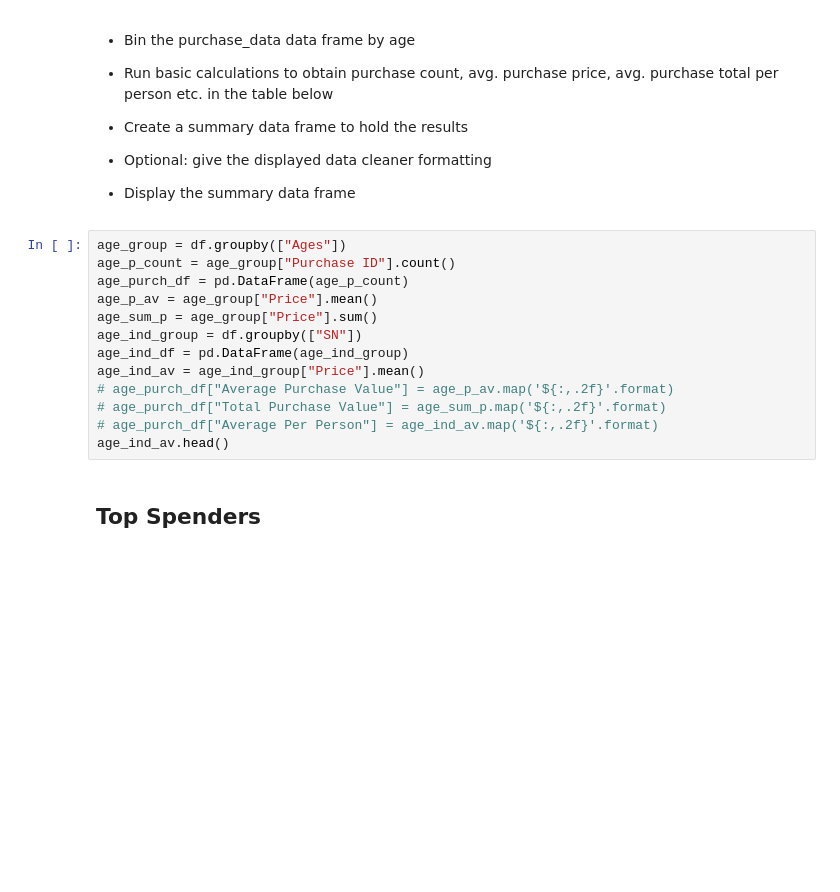
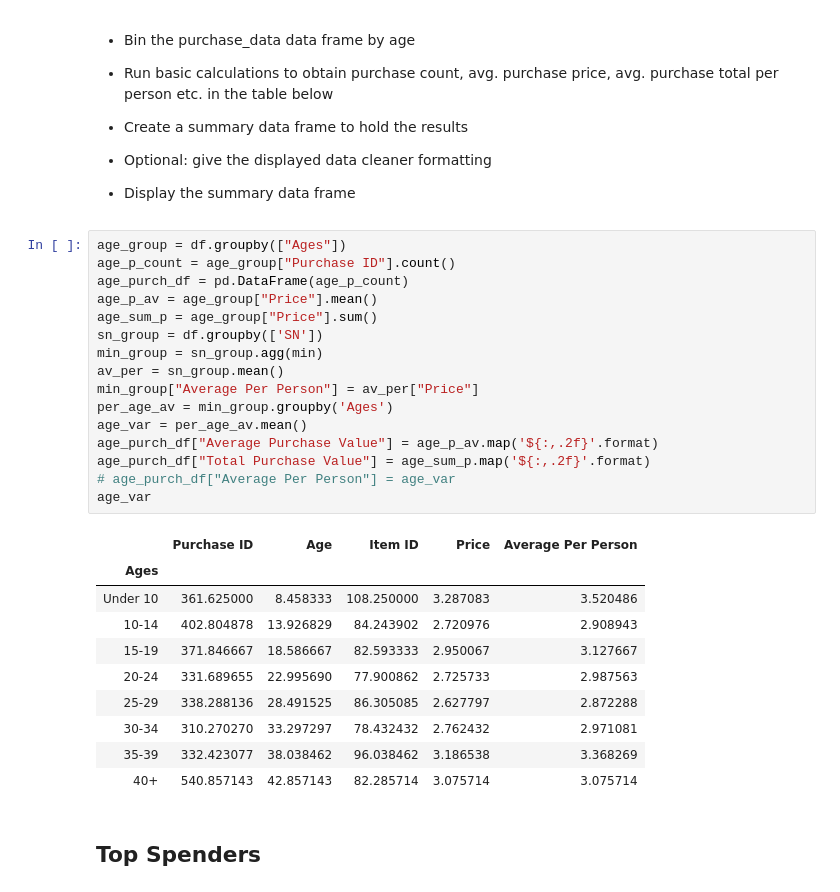
Before and after one commit to jabruhns/pandas-challenge, a Jupyter notebook: HeroesOfPymoli.ipynb, the cells around one changed output. Saved outputs shown, nothing was run; the diff lists cells and outputs as text; blank space fills up the shorter version.

```diff
--- a/HeroesOfPymoli.ipynb
+++ b/HeroesOfPymoli.ipynb
@@ -170,16 +189,30 @@ age_df
 # %%
 age_group = df.groupby(["Ages"])
 age_p_count = age_group["Purchase ID"].count()
 age_purch_df = pd.DataFrame(age_p_count)
 age_p_av = age_group["Price"].mean()
 age_sum_p = age_group["Price"].sum()
-age_ind_group = df.groupby(["SN"])
-age_ind_df = pd.DataFrame(age_ind_group)
-age_ind_av = age_ind_group["Price"].mean()
-# age_purch_df["Average Purchase Value"] = age_p_av.map('${:,.2f}'.format)
-# age_purch_df["Total Purchase Value"] = age_sum_p.map('${:,.2f}'.format)
-# age_purch_df["Average Per Person"] = age_ind_av.map('${:,.2f}'.format)
-age_ind_av.head()
+sn_group = df.groupby(['SN'])
+min_group = sn_group.agg(min)
+av_per = sn_group.mean()
+min_group["Average Per Person"] = av_per["Price"]
+per_age_av = min_group.groupby('Ages')
+age_var = per_age_av.mean()
+age_purch_df["Average Purchase Value"] = age_p_av.map('${:,.2f}'.format)
+age_purch_df["Total Purchase Value"] = age_sum_p.map('${:,.2f}'.format)
+# age_purch_df["Average Per Person"] = age_var
+age_var
+# %% [output]
+|  | Purchase ID | Age | Item ID | Price | Average Per Person |
+| Ages |  |  |  |  |  |
+| Under 10 | 361.625000 | 8.458333 | 108.250000 | 3.287083 | 3.520486 |
+| 10-14 | 402.804878 | 13.926829 | 84.243902 | 2.720976 | 2.908943 |
+| 15-19 | 371.846667 | 18.586667 | 82.593333 | 2.950067 | 3.127667 |
+| 20-24 | 331.689655 | 22.995690 | 77.900862 | 2.725733 | 2.987563 |
+| 25-29 | 338.288136 | 28.491525 | 86.305085 | 2.627797 | 2.872288 |
+| 30-34 | 310.270270 | 33.297297 | 78.432432 | 2.762432 | 2.971081 |
+| 35-39 | 332.423077 | 38.038462 | 96.038462 | 3.186538 | 3.368269 |
+| 40+ | 540.857143 | 42.857143 | 82.285714 | 3.075714 | 3.075714 |
 # %% [markdown]
 ## Top Spenders
 # %% [markdown]
```
Also changed, not shown: parts of 2 cells of this notebook.
